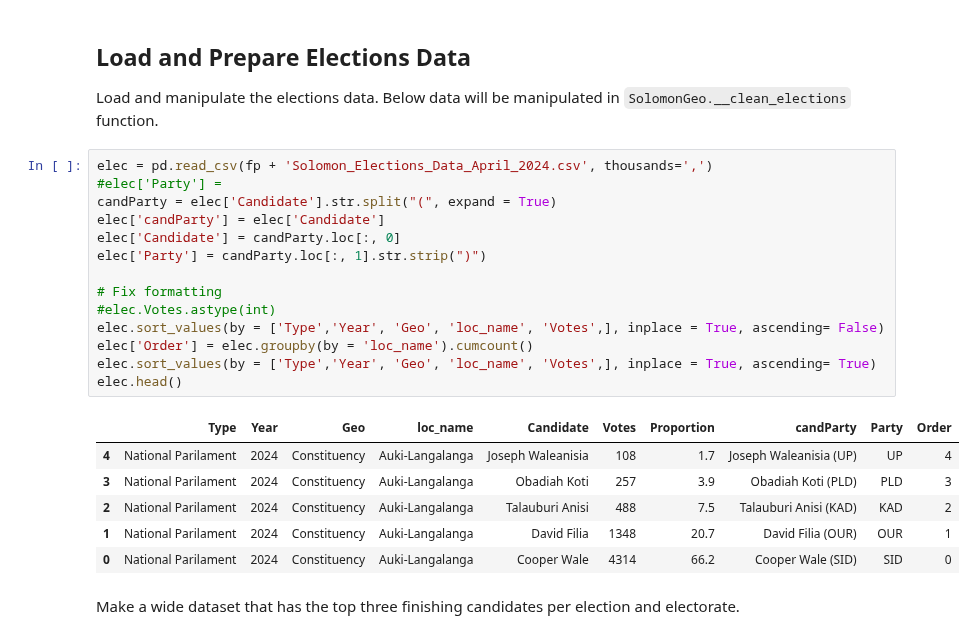
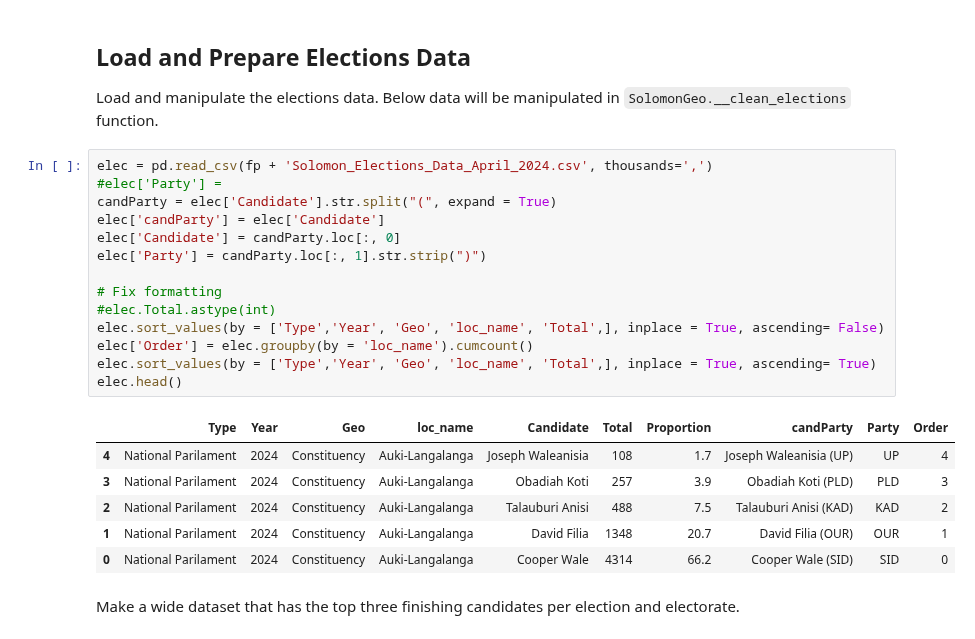
Before and after one commit to Gippers/SolomonIslandsDataMap, a Jupyter notebook: nbs/00_load_data.ipynb, the cells around one changed output. Drawn from its saved outputs; the diff is of its cells as text.

Commit message:
Changed Votes to Total, election bar plot is fully functioning

```diff
--- a/nbs/00_load_data.ipynb
+++ b/nbs/00_load_data.ipynb
@@ -116,19 +118,19 @@ Load and manipulate the elections data. Below data will be manipulated in `Solom
 # %%
 elec = pd.read_csv(fp + 'Solomon_Elections_Data_April_2024.csv', thousands=',')
 #elec['Party'] =
 candParty = elec['Candidate'].str.split("(", expand = True)
 elec['candParty'] = elec['Candidate']
 elec['Candidate'] = candParty.loc[:, 0]
 elec['Party'] = candParty.loc[:, 1].str.strip(")")
 
 # Fix formatting
-#elec.Votes.astype(int)
-elec.sort_values(by = ['Type','Year', 'Geo', 'loc_name', 'Votes',], inplace = True, ascending= False)
+#elec.Total.astype(int)
+elec.sort_values(by = ['Type','Year', 'Geo', 'loc_name', 'Total',], inplace = True, ascending= False)
 elec['Order'] = elec.groupby(by = 'loc_name').cumcount()
-elec.sort_values(by = ['Type','Year', 'Geo', 'loc_name', 'Votes',], inplace = True, ascending= True)
+elec.sort_values(by = ['Type','Year', 'Geo', 'loc_name', 'Total',], inplace = True, ascending= True)
 elec.head()
 # %% [output]
-|  | Type | Year | Geo | loc_name | Candidate | Votes | Proportion | candParty | Party | Order |
+|  | Type | Year | Geo | loc_name | Candidate | Total | Proportion | candParty | Party | Order |
 | 4 | National Parilament | 2024 | Constituency | Auki-Langalanga | Joseph Waleanisia | 108 | 1.7 | Joseph Waleanisia (UP) | UP | 4 |
 | 3 | National Parilament | 2024 | Constituency | Auki-Langalanga | Obadiah Koti | 257 | 3.9 | Obadiah Koti (PLD) | PLD | 3 |
 | 2 | National Parilament | 2024 | Constituency | Auki-Langalanga | Talauburi Anisi | 488 | 7.5 | Talauburi Anisi (KAD) | KAD | 2 |
```
Also changed, not shown: parts of 13 cells of this notebook, 4 other files.
